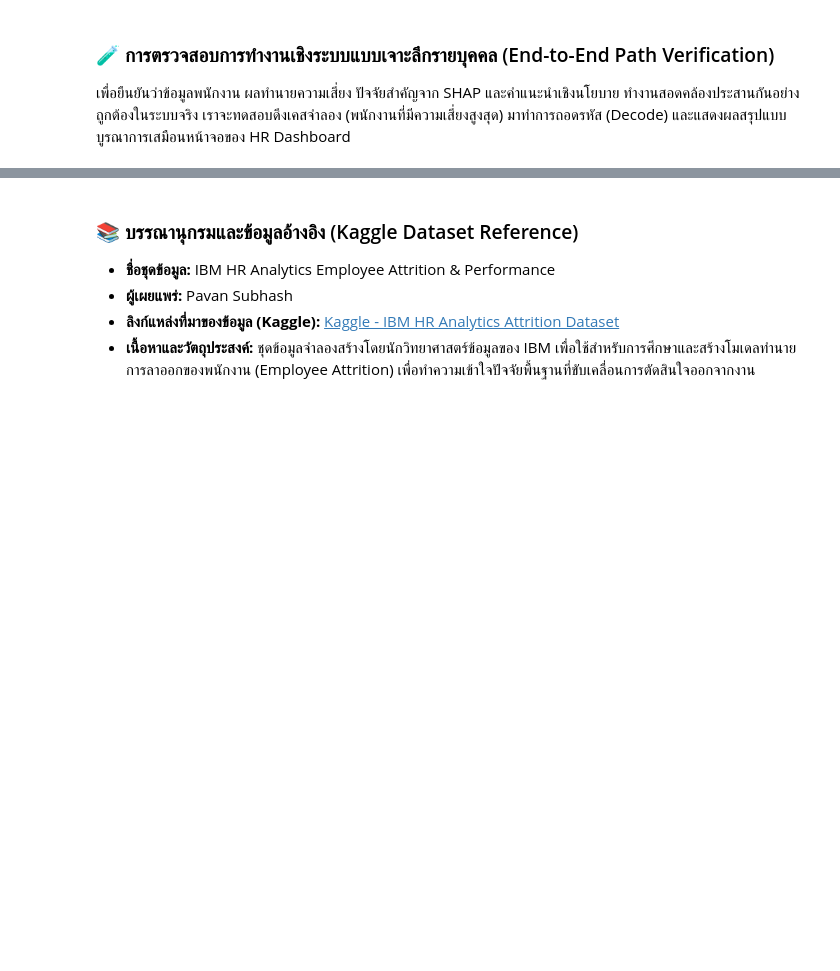
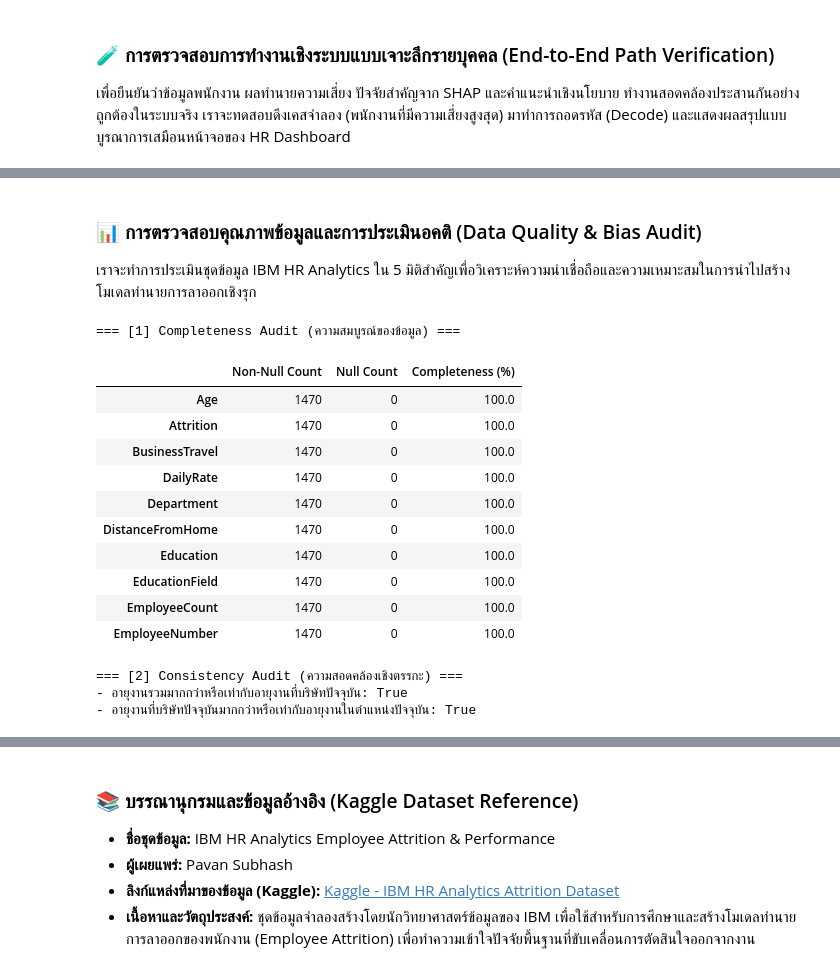
Before and after one commit to rtmyy/master-is-project, a Jupyter notebook: kaggle_dataset.ipynb, the cells around one changed output, grey strips where cells are left out. Drawn from its saved outputs; the diff is of its cells as text; code cells hidden in the pictures; blank space fills up the shorter version.

```diff
--- a/kaggle_dataset.ipynb
+++ b/kaggle_dataset.ipynb
@@ -640,0 +670,44 @@ verify_individual_risk_path(
+# %% [markdown]
+### 📊 การตรวจสอบคุณภาพข้อมูลและการประเมินอคติ (Data Quality & Bias Audit)
+เราจะทำการประเมินชุดข้อมูล IBM HR Analytics ใน 5 มิติสำคัญเพื่อวิเคราะห์ความน่าเชื่อถือและความเหมาะสมในการนำไปสร้างโมเดลทำนายการลาออกเชิงรุก
+# %%
+import pandas as pd
+import numpy as np
+import matplotlib.pyplot as plt
+import seaborn as sns
+
+# --- 1. Completeness & Consistency Audit ---
+total_rows = len(df)
+completeness_report = pd.DataFrame({
+    'Non-Null Count': df.notnull().sum(),
+    'Null Count': df.isnull().sum(),
+    'Completeness (%)': (df.notnull().sum() / total_rows) * 100
+})
+
+print("=== [1] Completeness Audit (ความสมบูรณ์ของข้อมูล) ===")
+display(completeness_report.head(10))
+
+# ตรวจสอบความสอดคล้องเชิงตรรกะ (Consistency)
+print("\n=== [2] Consistency Audit (ความสอดคล้องเชิงตรรกะ) ===")
+# ตัวอย่าง: ตรวจสอบว่าอายุงานทั้งหมดต้องไม่ต่ำกว่าอายุงานในตำแหน่งปัจจุบัน
+consistent_working_years = (df['TotalWorkingYears'] >= df['YearsAtCompany']).all()
+consistent_company_years = (df['YearsAtCompany'] >= df['YearsInCurrentRole']).all()
+
+print(f"- อายุงานรวมมากกว่าหรือเท่ากับอายุงานที่บริษัทปัจจุบัน: {consistent_working_years}")
+print(f"- อายุงานที่บริษัทปัจจุบันมากกว่าหรือเท่ากับอายุงานในตำแหน่งปัจจุบัน: {consistent_company_years}")
+# %% [output]
+=== [1] Completeness Audit (ความสมบูรณ์ของข้อมูล) ===
+|  | Non-Null Count | Null Count | Completeness (%) |
+| Age | 1470 | 0 | 100.0 |
+| Attrition | 1470 | 0 | 100.0 |
+| BusinessTravel | 1470 | 0 | 100.0 |
+| DailyRate | 1470 | 0 | 100.0 |
+| Department | 1470 | 0 | 100.0 |
+| DistanceFromHome | 1470 | 0 | 100.0 |
+| Education | 1470 | 0 | 100.0 |
+| EducationField | 1470 | 0 | 100.0 |
+| EmployeeCount | 1470 | 0 | 100.0 |
+| EmployeeNumber | 1470 | 0 | 100.0 |
+=== [2] Consistency Audit (ความสอดคล้องเชิงตรรกะ) ===
+- อายุงานรวมมากกว่าหรือเท่ากับอายุงานที่บริษัทปัจจุบัน: True
+- อายุงานที่บริษัทปัจจุบันมากกว่าหรือเท่ากับอายุงานในตำแหน่งปัจจุบัน: True
```
Also changed, not shown: parts of 4 cells of this notebook.
